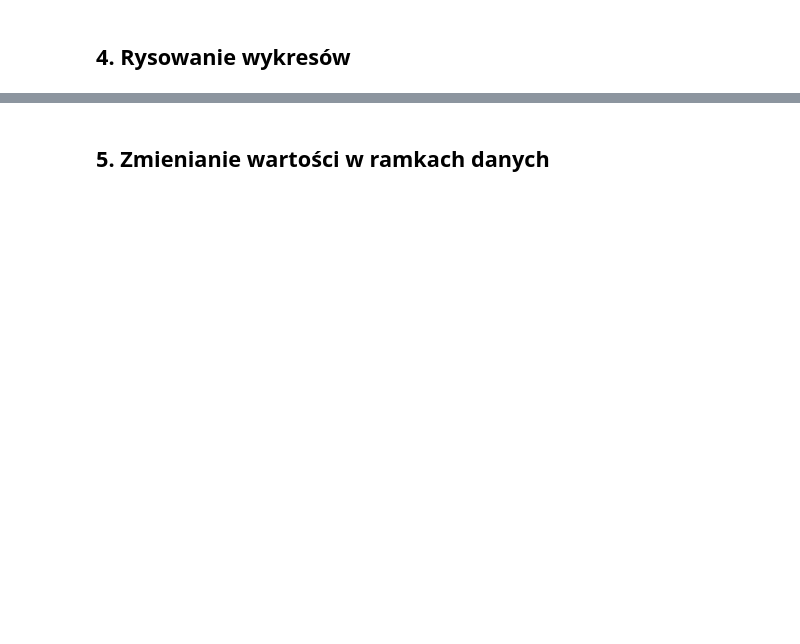
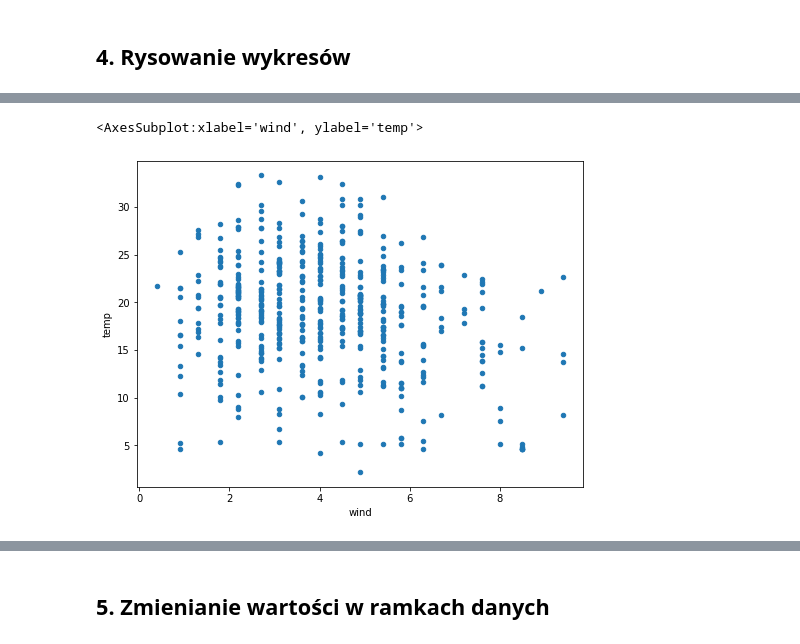
Before and after one commit to mini-pw/2021L-ExploratoryDataAnalysis, a Jupyter notebook: Laboratoria/Lab_9.ipynb, the cells around one changed output, grey strips where cells are left out. Drawn from its saved outputs; the diff is of its cells as text; code cells hidden in the pictures; blank space fills up the shorter version.

```diff
--- a/Laboratoria/Lab_9.ipynb
+++ b/Laboratoria/Lab_9.ipynb
@@ -93,2 +363,7 @@ df_fire = None # todo
 # %%
 # zależność temperatury od wiatru
+
+df_fire.plot('wind', 'temp', kind='scatter', figsize=(8, 6))
+# %% [output]
+<AxesSubplot:xlabel='wind', ylabel='temp'>
+[figure, added]
```
Also changed, not shown: parts of 39 cells of this notebook.
